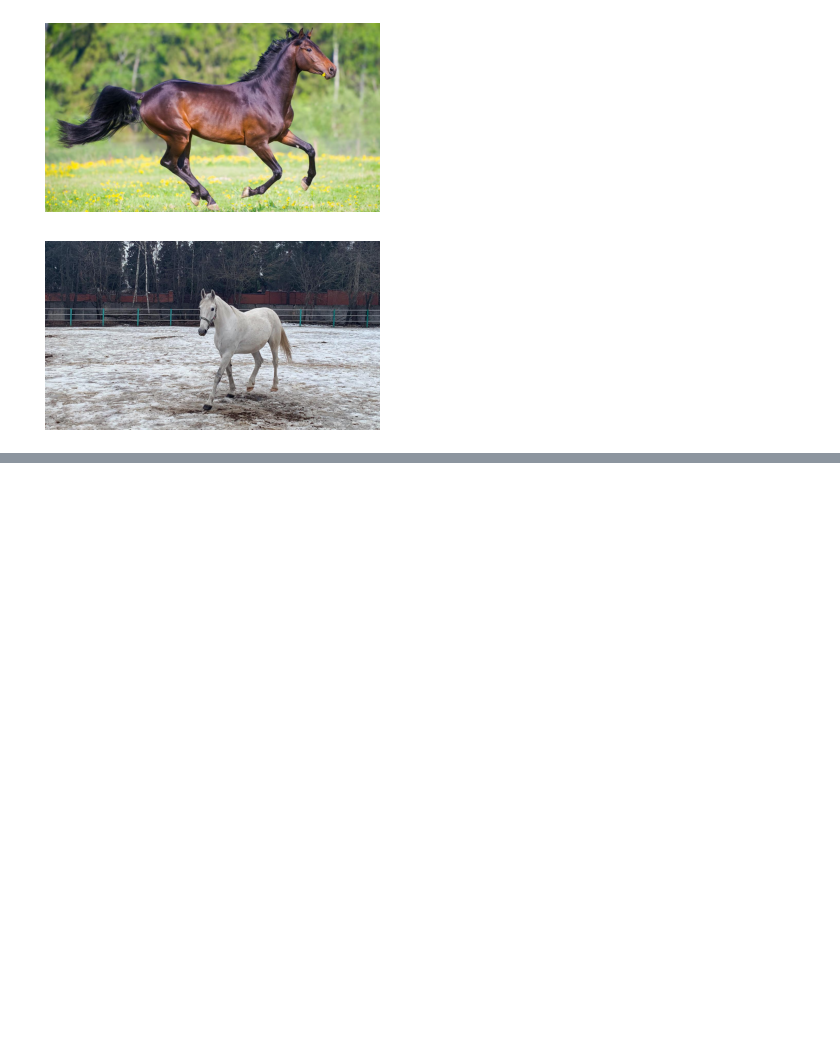
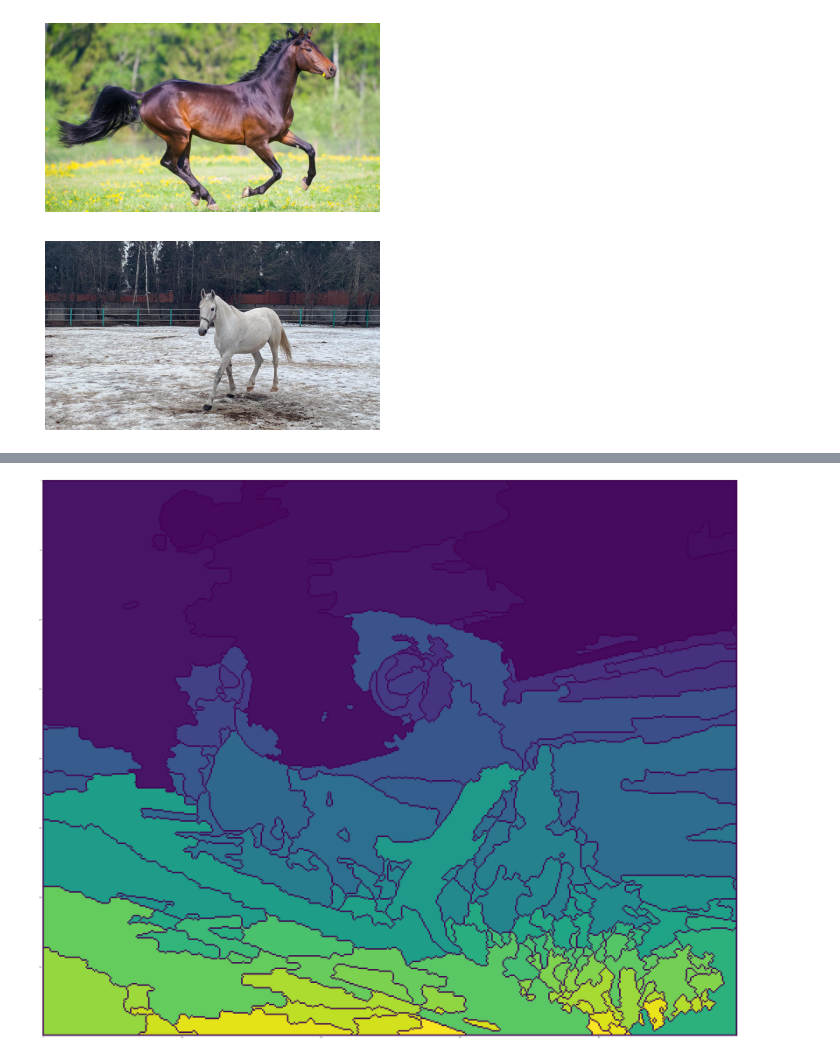
Before and after one commit to Adi-Yuval/Computer-Vision-HW, a Jupyter notebook: ee046746_hw2_classifiers_segmentation/code/ee046746_hw2_part1.ipynb, the cells around one changed output, grey strips where cells are left out. Cells and saved outputs as stored; diff of their text form; code cells hidden in the pictures; blank space fills up the shorter version.

```diff
--- a/ee046746_hw2_classifiers_segmentation/code/ee046746_hw2_part1.ipynb
+++ b/ee046746_hw2_classifiers_segmentation/code/ee046746_hw2_part1.ipynb
@@ -58,0 +79,4 @@ error: OpenCV(4.5.1) D:/bld/libopencv_1617299095428/work/modules/imgproc/src/mor
+# %%
+plot_marked_image(frog1)
+# %% [output]
+[figure, added]
```
Also changed, not shown: parts of 18 cells of this notebook.
